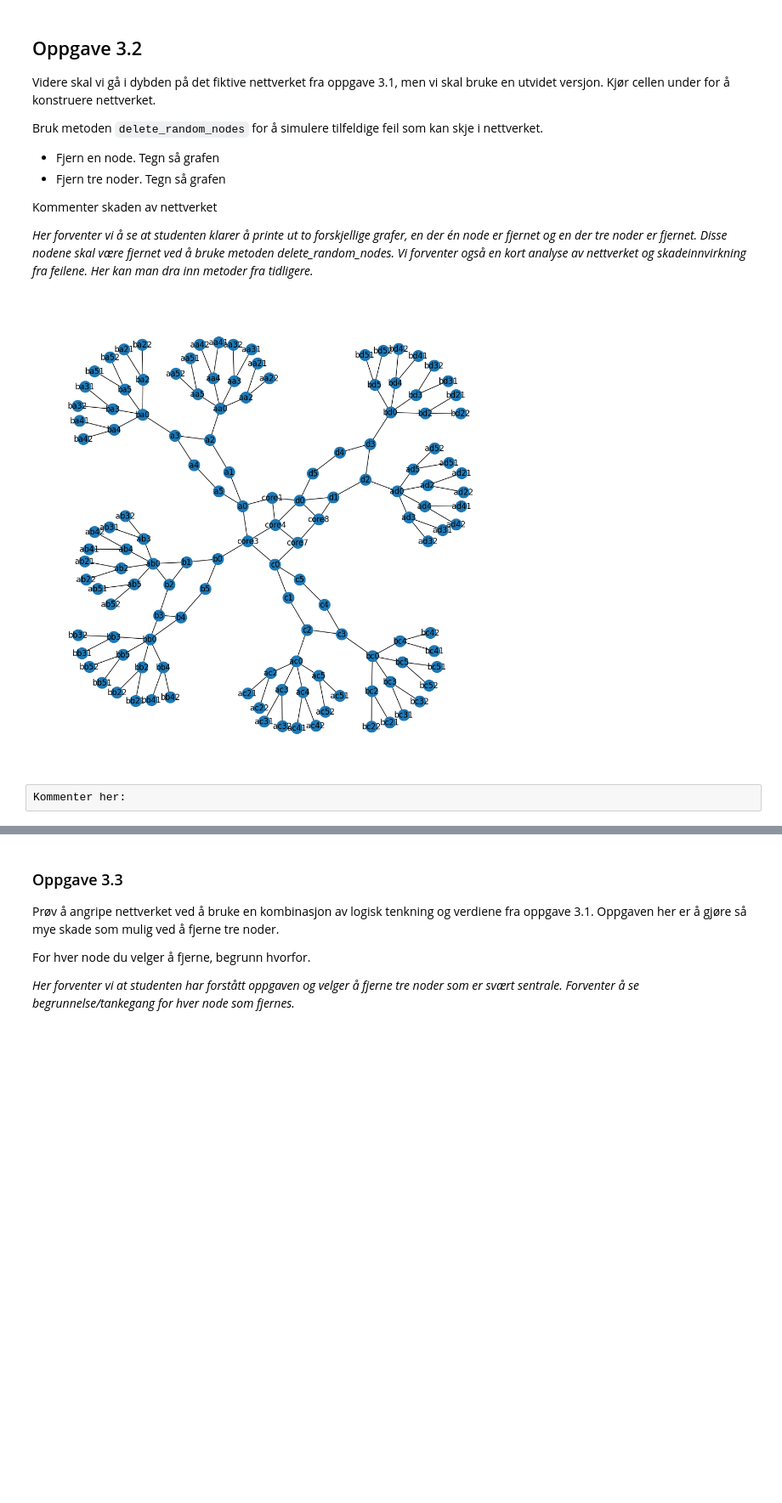
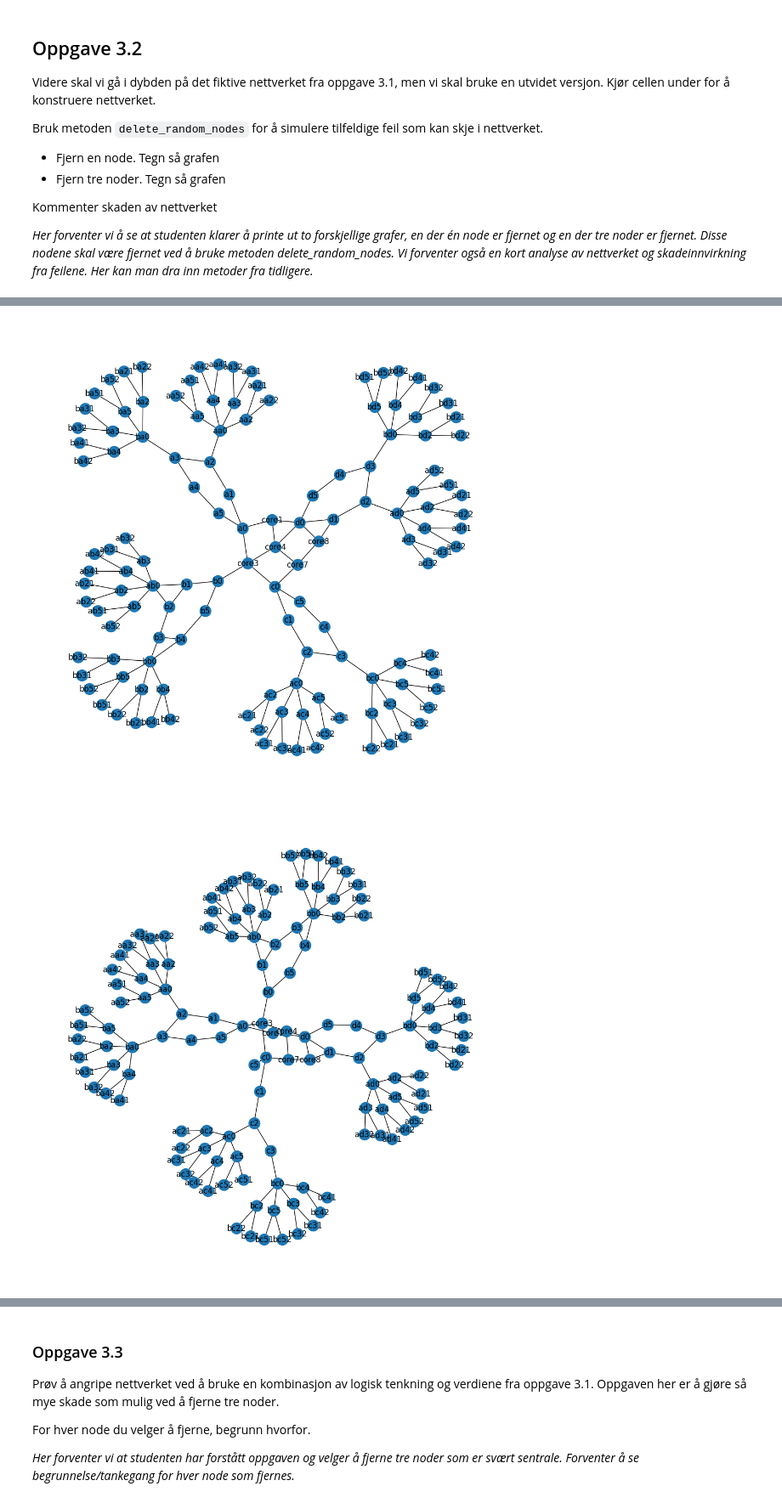
Before and after one commit to GjermundBrovold/Sikkerhet_og_Robuste_IKT_systemer_oving2, a Jupyter notebook: exercise2.ipynb, the cells around one changed output, grey strips where cells are left out. Shown at 85% size. Drawn from its saved outputs; the diff is of its cells as text; code cells hidden in the pictures; blank space fills up the shorter version.

```diff
--- a/exercise2.ipynb
+++ b/exercise2.ipynb
@@ -395,8 +477,3 @@ Bruk metoden <code>delete_random_nodes</code> for å simulere tilfeldige feil so
 Kommenter skaden av nettverket
 
 <em> Her forventer vi å se at studenten klarer å printe ut to forskjellige grafer, en der én node er fjernet og en der tre noder er fjernet. Disse nodene skal være fjernet ved å bruke metoden delete_random_nodes. Vi forventer også en kort analyse av nettverket og skadeinnvirkning fra feilene. Her kan man dra inn metoder fra tidligere. </em>
-# %%
-cge = ConstructedGraph(expanded=True)
-cge.draw()
-# %% [output]
-[figure, removed]
@@ -405,2 +480,10 @@ cge.draw()
-# %% [raw]
-Kommenter her:
+# %%
+cge = ConstructedGraph(expanded=True)
+cge.draw()
+
+cge = ConstructedGraph(expanded=True)
+cge.delete_random_nodes().draw()
+
+cge = ConstructedGraph(expanded=True)
+cge.delete_random_nodes(3).draw()
+# %% [output]
@@ -406,0 +494,2 @@ Kommenter her:
+[figure, added]
+[figure, added]
```
Also changed, not shown: parts of 15 cells of this notebook, 1 other file.
